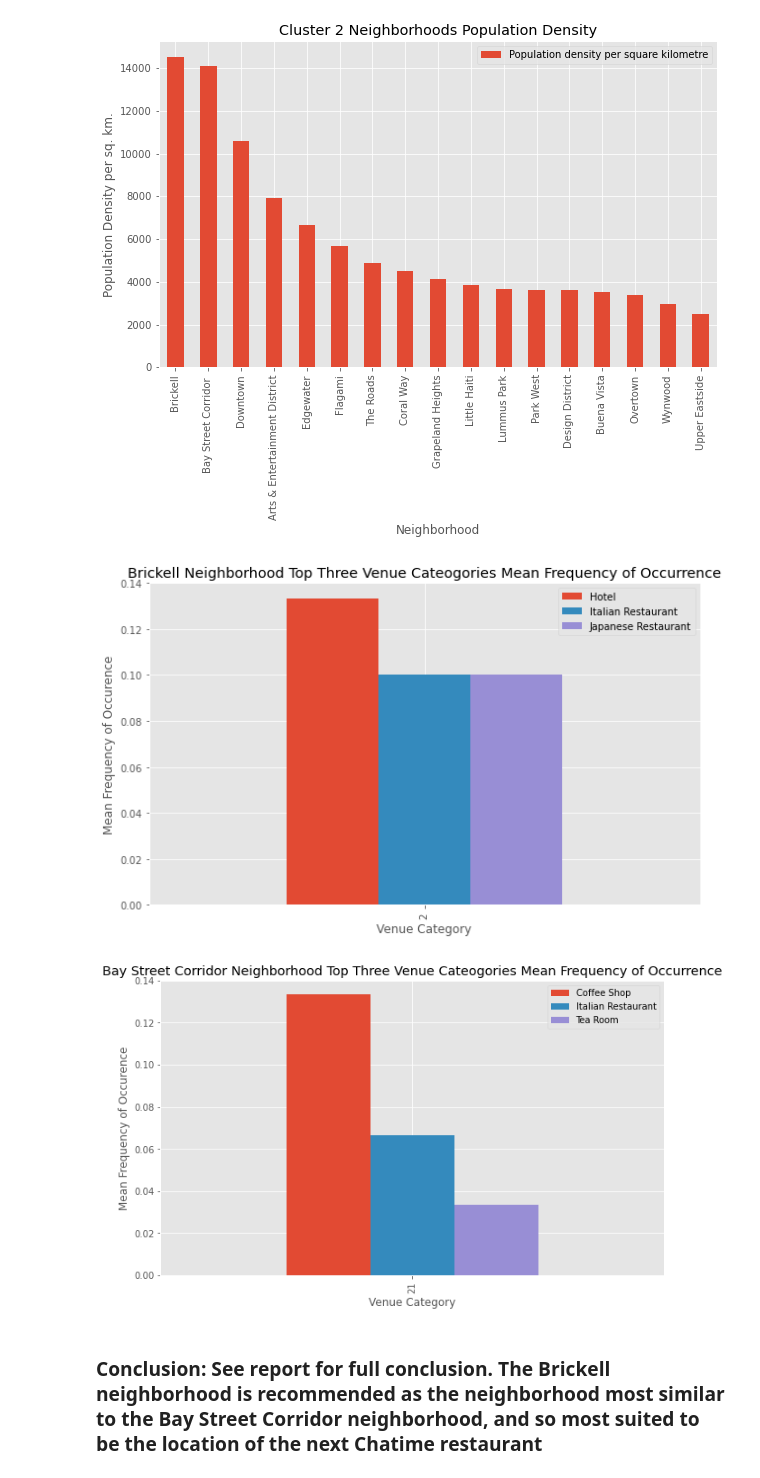
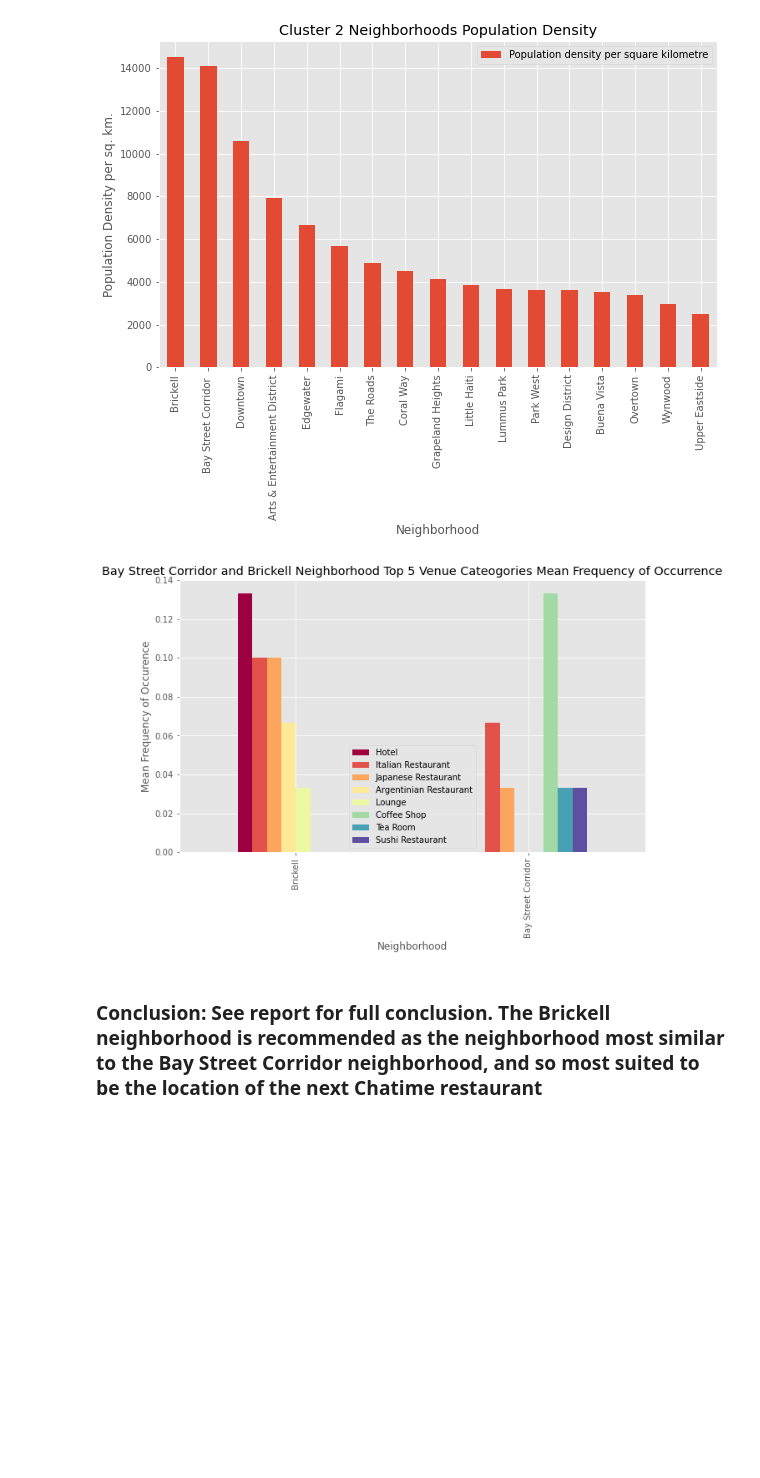
Before and after one commit to kalib333/Coursera_Capstone, a Jupyter notebook: Benavides Capstone Project Notebook.ipynb, the cells around one changed output. Drawn from its saved outputs; the diff is of its cells as text; code cells hidden in the pictures; blank space fills up the shorter version.

```diff
--- a/Benavides Capstone Project Notebook.ipynb
+++ b/Benavides Capstone Project Notebook.ipynb
@@ -601,33 +601,37 @@ plt.title('Cluster 2 Neighborhoods Population Density') # add title to the plot
 plt.show()
 # %% [output]
 [figure]
-# %%
-#Plot the frequency of occurrence of the top three venue categories for the Brickell and Bay Street Corridor Neighborhoods
-df_brickellvenues=cities_merged[cities_merged['Neighborhood']=='Brickell']
-df_venueplot=df_brickellvenues[['Hotel','Italian Restaurant','Japanese Restaurant']]
-
-df_venueplot.plot(kind='bar', figsize=(10, 6))
-
-plt.xlabel('Venue Category') # add to x-label to the plot
-plt.ylabel('Mean Frequency of Occurence') # add y-label to the plot
-plt.title('Brickell Neighborhood Top Three Venue Cateogories Mean Frequency of Occurrence') # add title to the plot
-
-plt.show()
-
-#Plot the frequency of occurrence of the top three venue categories for the Bay Street Corridor Neighborhoods
-
-df_bscvenues=(cities_merged.iloc[[21]])
-df_bscvenues=df_bscvenues[['Coffee Shop', 'Italian Restaurant','Tea Room']]
-
-df_bscvenues.plot(kind='bar', figsize=(10, 6))
-
-plt.xlabel('Venue Category') # add to x-label to the plot
-plt.ylabel('Mean Frequency of Occurence') # add y-label to the plot
-plt.title('Bay Street Corridor Neighborhood Top Three Venue Cateogories Mean Frequency of Occurrence') # add title to the plot
-
-plt.show()
-# %% [output]
-[figure, removed]
-[figure, removed]
+# %%
+#Create dataframe of just the top 5 venue categories for the Brickell Neighborhoods
+df_brickellvenues=cities_merged[cities_merged['Neighborhood']=='Brickell']
+df_venueplot=df_brickellvenues[['Hotel','Italian Restaurant','Japanese Restaurant','Argentinian Restaurant','Lounge']]
+
+
+#Create dataframe of just the top 5 venue categories for the Bay Street Corridor Neighborhoods
+
+df_bscvenues=(cities_merged.iloc[[21]])
+df_bscvenues=df_bscvenues[['Coffee Shop', 'Italian Restaurant','Tea Room','Sushi Restaurant','Japanese Restaurant']]
+# %%
+
+
+#Combine the Brickell and Bay Street Corridor Dataframes for top 5 vendor mean frequency of occurrences.
+frames = [df_venueplot, df_bscvenues]
+
+#concatenate dataframes
+df_compare = pd.concat(frames, sort=False)
+df_compare['Neighborhood']=('Brickell','Bay Street Corridor')
+df_compare.set_index('Neighborhood', inplace=True, drop=True)
+df_compare.replace(np.nan, 0, inplace=True)
+df_compare
+#Plot the data as a bar graph to compare the two neighborhoods.
+df_compare.plot(kind='bar', figsize=(10, 6),colormap='Spectral')
+
+plt.xlabel('Neighborhood') # add to x-label to the plot
+plt.ylabel('Mean Frequency of Occurence') # add y-label to the plot
+plt.title('Bay Street Corridor and Brickell Neighborhood Top 5 Venue Cateogories Mean Frequency of Occurrence') # add title to the plot
+
+plt.show()
+# %% [output]
+[figure, added]
 # %% [markdown]
 ### Conclusion: See report for full conclusion. The Brickell neighborhood is recommended as the neighborhood most similar to the Bay Street Corridor neighborhood, and so most suited to be the location of the next Chatime restaurant
```
